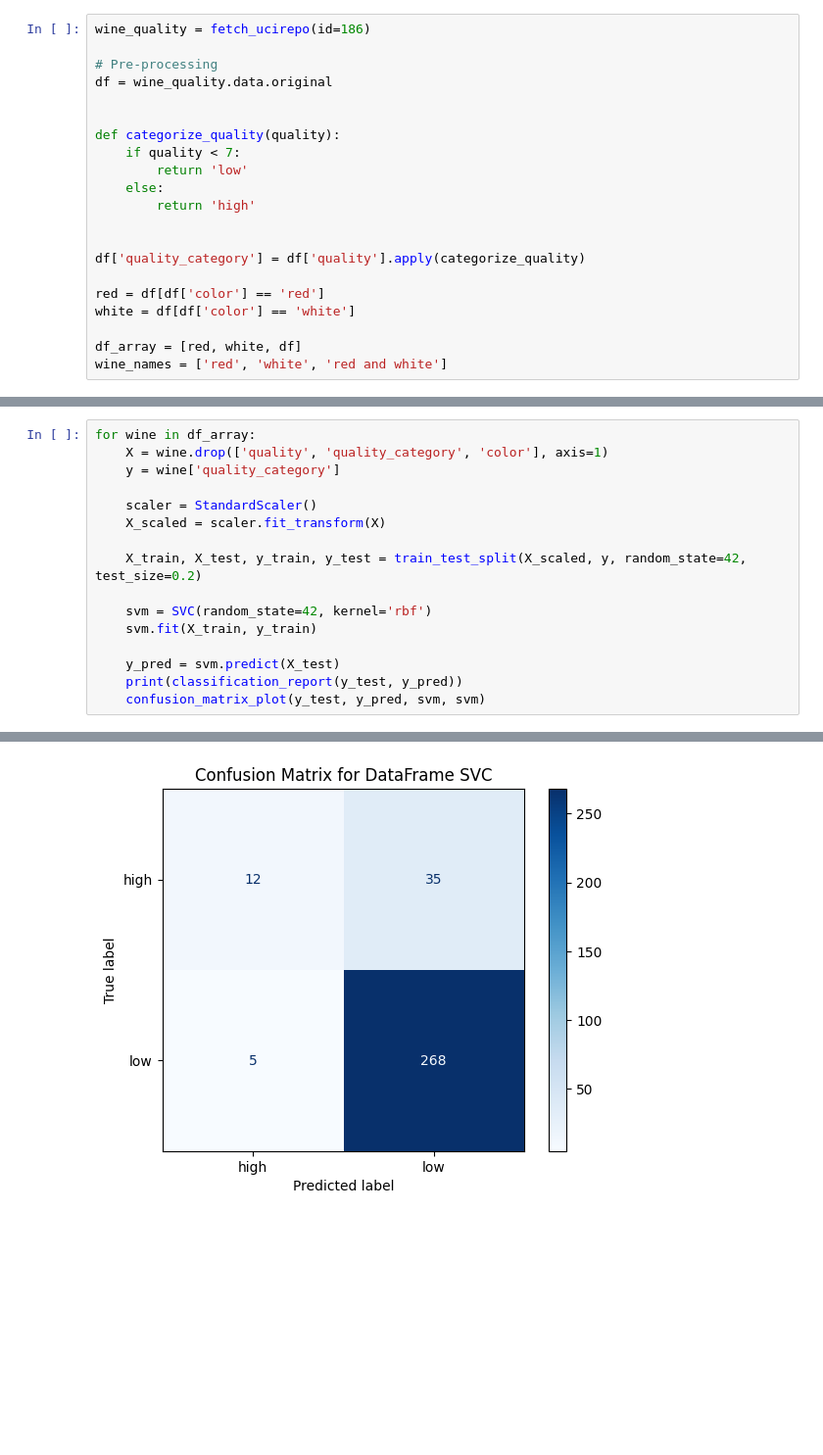
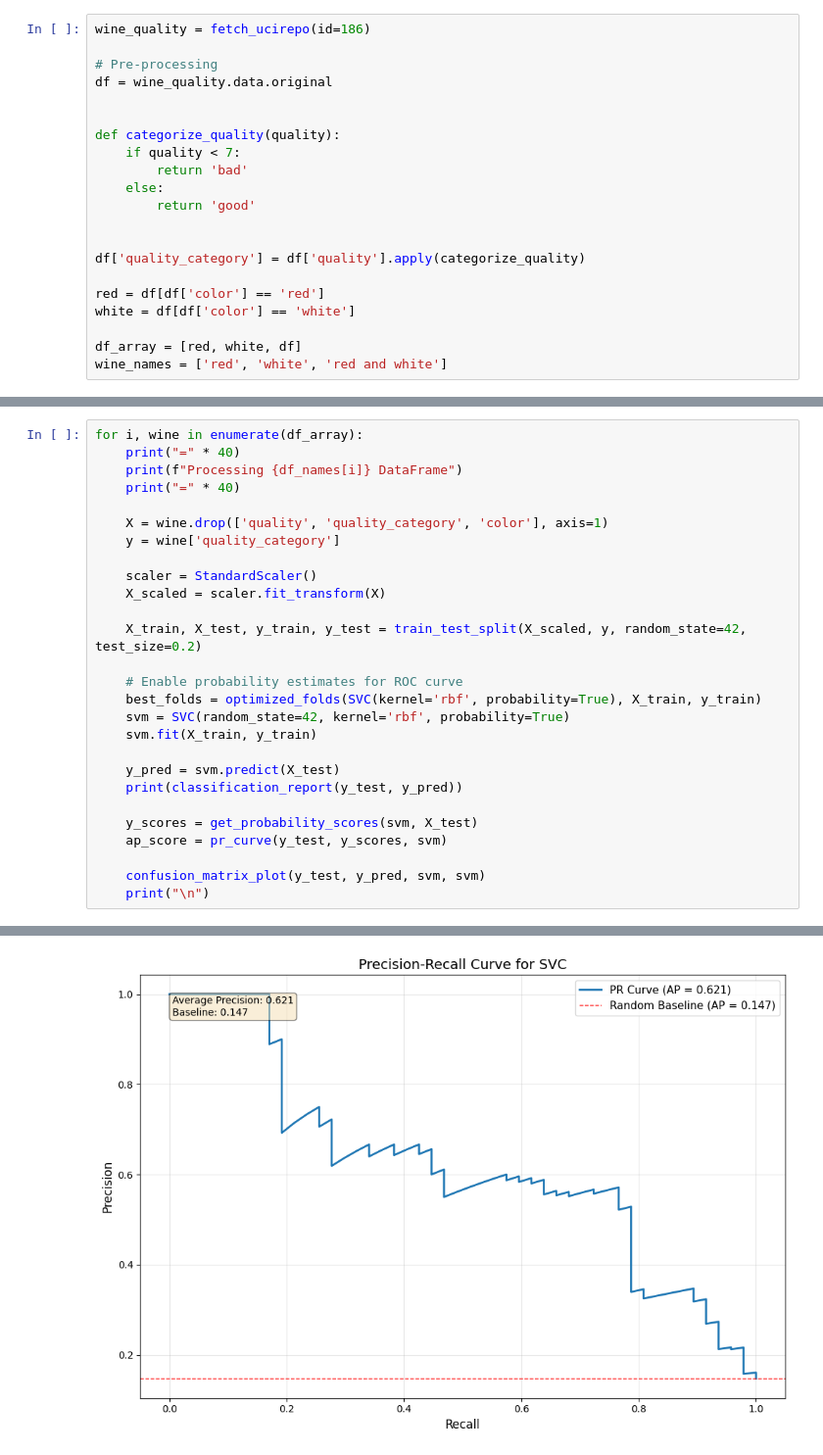
Before and after one commit to devw61/Wine_Quality_Classification, a Jupyter notebook: SVM.ipynb, the cells around one changed output, grey strips where cells are left out. Shown: that part at 98% size. Cells and saved outputs as stored; diff of their text form; blank space fills up the shorter version.

Commit message:
updated evaluation metrics to PR curve

```diff
--- a/SVM.ipynb
+++ b/SVM.ipynb
@@ -17,9 +18,9 @@ df = wine_quality.data.original
 
 def categorize_quality(quality):
     if quality < 7:
-        return 'low'
+        return 'bad'
     else:
-        return 'high'
+        return 'good'
 
 
 df['quality_category'] = df['quality'].apply(categorize_quality)
@@ -58,5 +120,9 @@ def optimized_folds(model, X, y):
 # %%
-for wine in df_array:
+for i, wine in enumerate(df_array):
+    print("=" * 40)
+    print(f"Processing {df_names[i]} DataFrame")
+    print("=" * 40)
+
     X = wine.drop(['quality', 'quality_category', 'color'], axis=1)
     y = wine['quality_category']
 
@@ -65,10 +131,17 @@ for wine in df_array:
 
     X_train, X_test, y_train, y_test = train_test_split(X_scaled, y, random_state=42, test_size=0.2)
 
-    svm = SVC(random_state=42, kernel='rbf')
+    # Enable probability estimates for ROC curve
+    best_folds = optimized_folds(SVC(kernel='rbf', probability=True), X_train, y_train)
+    svm = SVC(random_state=42, kernel='rbf', probability=True)
     svm.fit(X_train, y_train)
 
     y_pred = svm.predict(X_test)
     print(classification_report(y_test, y_pred))
+
+    y_scores = get_probability_scores(svm, X_test)
+    ap_score = pr_curve(y_test, y_scores, svm)
+
     confusion_matrix_plot(y_test, y_pred, svm, svm)
+    print("\n")
 # %% [output]
@@ -83 +165 @@ weighted avg       0.86      0.88      0.85       320
-[figure, old version]
+[figure, new version]
```
Also changed, not shown: parts of 3 cells of this notebook, 5 other files.
